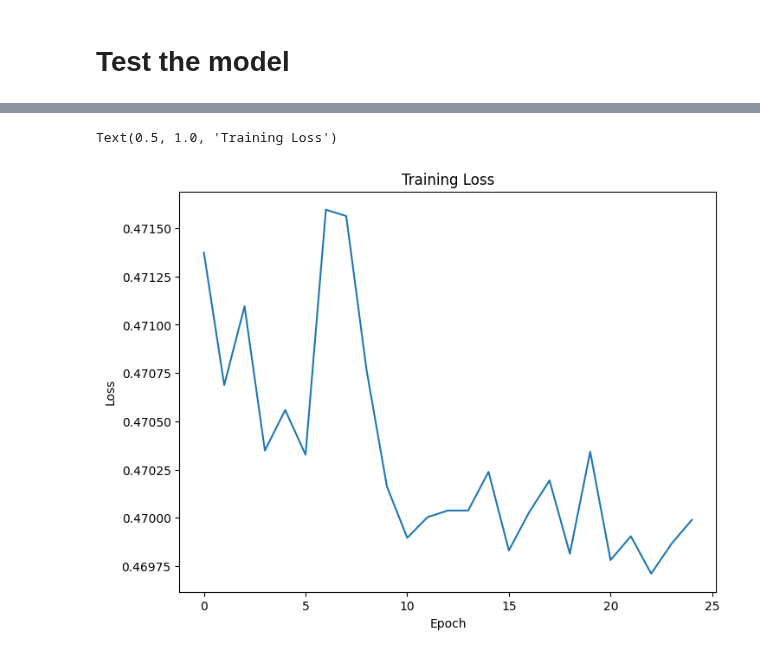
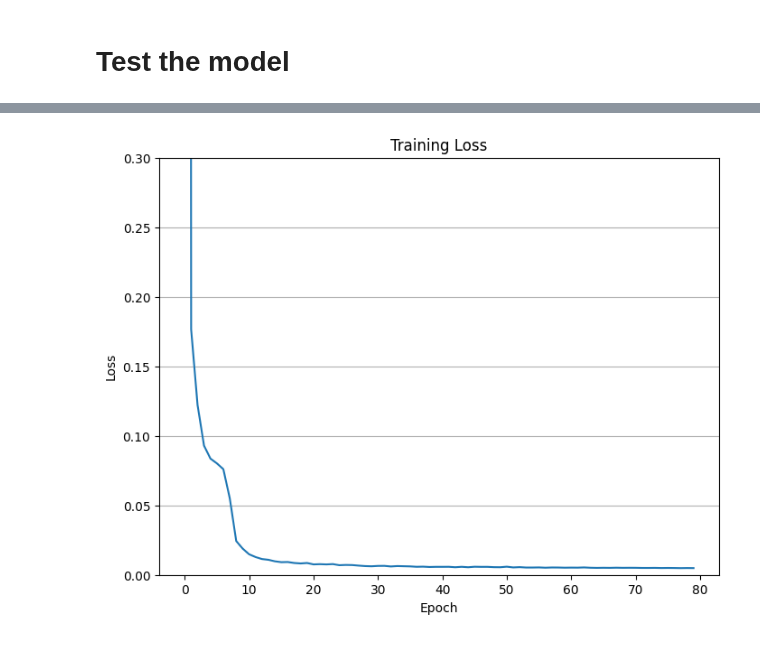
Before and after one commit to c0pp1/TTN4HEP, a Jupyter notebook: TTN/myttnlibrary.ipynb, the cells around one changed output, grey strips where cells are left out. Cells and saved outputs as stored; diff of their text form; code cells hidden in the pictures.

```diff
--- a/TTN/myttnlibrary.ipynb
+++ b/TTN/myttnlibrary.ipynb
@@ -640,10 +764,10 @@ def loss(labels, output):
 # %%
 DEVICE = 'cuda'
-BOND_DIM = 10
+BOND_DIM = 16
 DTYPE = torch.double
 features = h**2
 
-model = TTNModel(features, bond_dim=BOND_DIM, device=DEVICE, dtype=DTYPE)
+model = TTNModel(features, bond_dim=BOND_DIM, n_labels=1, device=DEVICE, dtype=DTYPE)
 model.draw()
 # %% [output]
 [drawing not drawn]
@@ -672,5 +814,5 @@ tensor([[[0.2202, 0.4727],
 # %%
-data = torch.rand(features, 256, 2, dtype=torch.cdouble, device=DEVICE)
+data = torch.rand(256, features, 2, dtype=DTYPE, device=DEVICE)
 with torch.no_grad():
     result = timeit(lambda: model(data), number=1000)
 result
@@ -725,9 +867,9 @@ def train_one_epoch(model, device, train_dl, loss_fn, optimizer):
     pbar.close()
     return loss_history
 # %%
-LR = 1e-1
-EPOCHS = 25
-SCHEDULER_STEPS = 20
+LR = 0.05
+EPOCHS = 80
+SCHEDULER_STEPS = 4
 
 
 model.train()
@@ -742,6 +884,8 @@ now = datetime.now()
 for epoch in trange(EPOCHS, desc='epochs', position=0):
     loss_history = train_one_epoch(model, DEVICE, train_dl, loss, optimizer)
     tot_loss_history += loss_history
-    scheduler.step()
+    if epoch % SCHEDULER_STEPS == SCHEDULER_STEPS-1:
+        scheduler.step()
+
 
 loss_history = np.array(tot_loss_history)
@@ -783,13 +968,13 @@ print(np.mean(loss_history[-10:]))
 # %%
 fig, ax = plt.subplots(1, 1, figsize=(8, 6))
 
 ax.plot([loss_history[i*len(train_dl):((i+1)*len(train_dl) if i<EPOCHS-1 else -1)].mean() for i in range(EPOCHS)])
-
+ax.set_ylim(0, 0.3)
 ax.set_xlabel('Epoch')
 ax.set_ylabel('Loss')
 ax.set_title('Training Loss')
+ax.grid(axis='y')
 
-#fig.savefig(f'models/loss_history_{now.strftime("%Y%m%d-%H%M%S")}.png')
+fig.savefig(f'models/loss_history_{now.strftime("%Y%m%d-%H%M%S")}_clipped.png')
 # %% [output]
-Text(0.5, 1.0, 'Training Loss')
-[figure, old version]
+[figure, new version]
```
Also changed, not shown: parts of 25 cells of this notebook, 9 other files.
